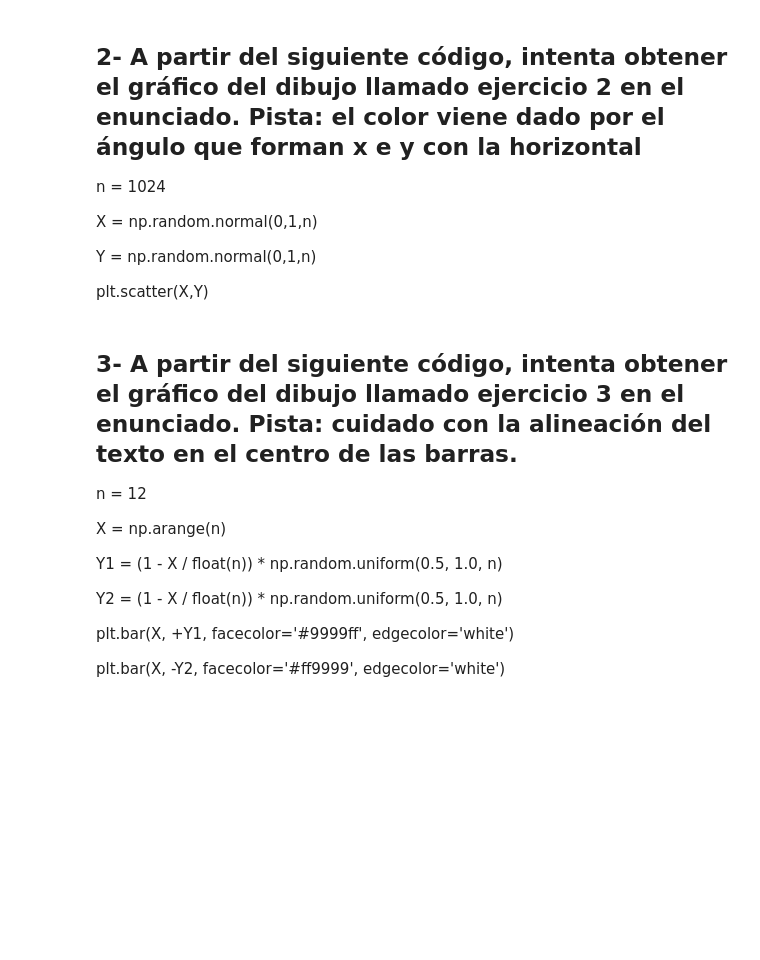
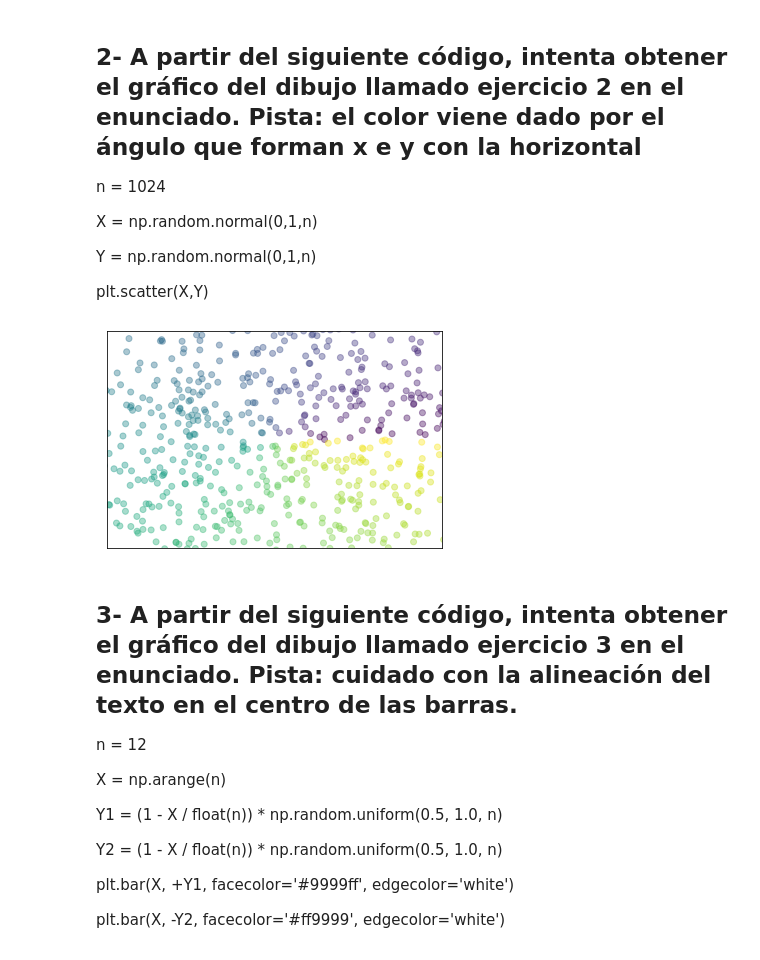
Before and after one commit to dasafo/r-basic, a Jupyter notebook: Tareas_David/Tarea7.ipynb, the cells around one changed output. Cells and saved outputs as stored; diff of their text form; code cells hidden in the pictures; blank space fills up the shorter version.

```diff
--- a/Tareas_David/Tarea7.ipynb
+++ b/Tareas_David/Tarea7.ipynb
@@ -26,6 +46,21 @@ X = np.random.normal(0,1,n)
 Y = np.random.normal(0,1,n)
 
 plt.scatter(X,Y)
+# %%
+n = 1024
+
+X = np.random.normal(0,1,n)
+Y = np.random.normal(0,1,n)
+
+plt.scatter(X,Y, c=np.arctan2(Y, X), alpha=.4)
+
+plt.xlim(1,-1 )
+plt.ylim(1, -1)
+plt.xticks([])
+plt.yticks([])
+plt.show()
+# %% [output]
+[figure, added]
 # %% [markdown]
 ## 3- A partir del siguiente código, intenta obtener el gráfico del dibujo llamado ejercicio 3 en el enunciado. Pista: cuidado con la alineación del texto en el centro de las barras.
 
```
Also changed, not shown: parts of 3 cells of this notebook, 7 other files.
